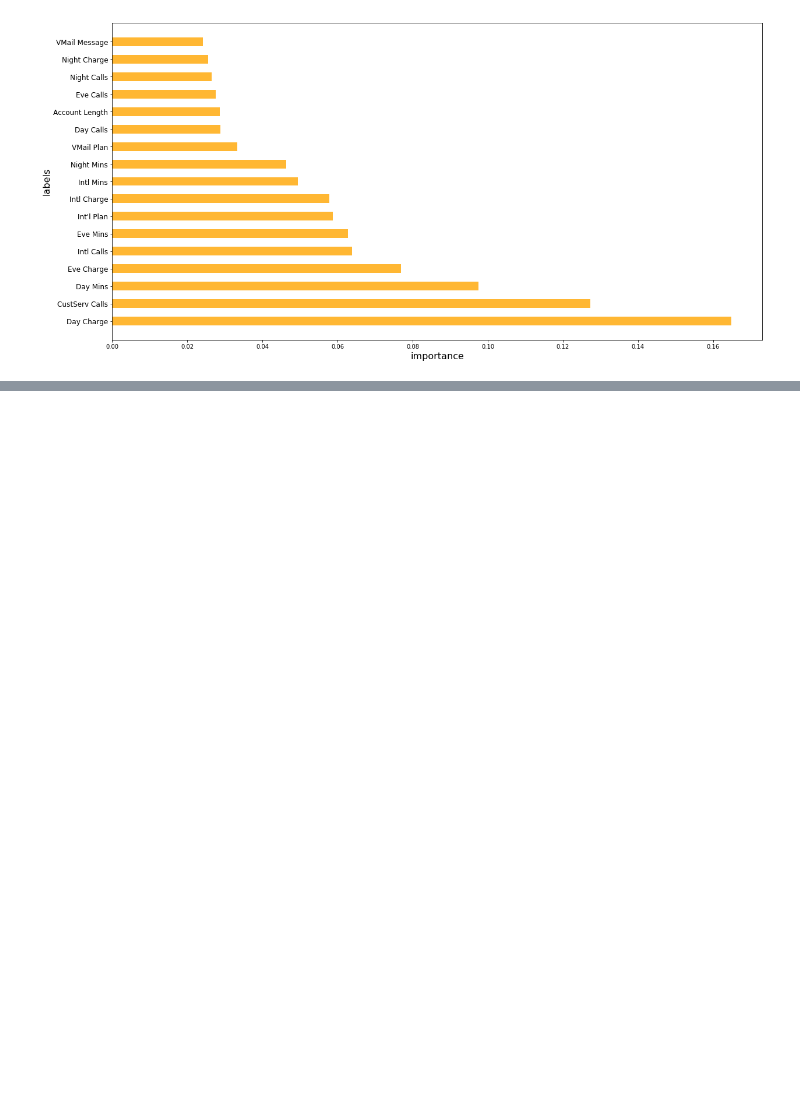
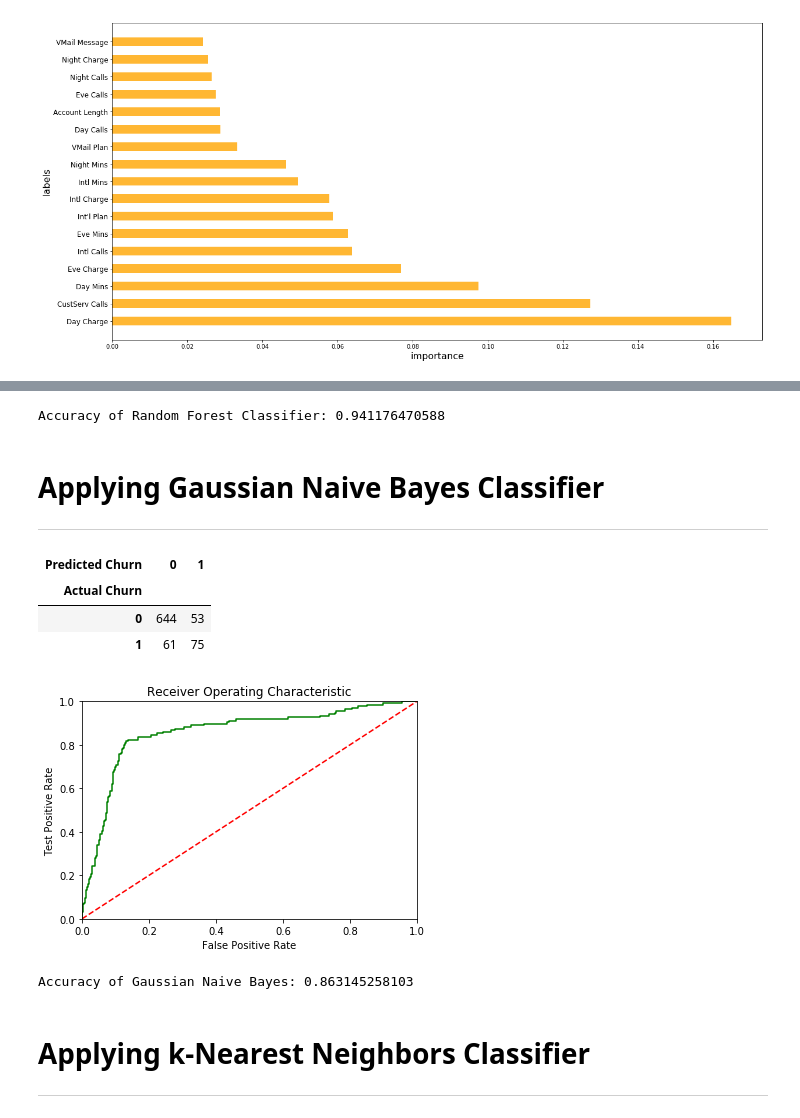
Before and after one commit to Customer-Churn-Prediction/Project-Machine-Learning, a Jupyter notebook: project_final.ipynb, the cells around one changed output, grey strips where cells are left out. Cells and saved outputs as stored; diff of their text form; code cells hidden in the pictures; blank space fills up the shorter version.

```diff
--- a/project_final.ipynb
+++ b/project_final.ipynb
@@ -75,8 +87,3 @@ Index(['Account Length', 'VMail Message', 'Day Mins', 'Eve Mins', 'Night Mins',
        'Day Charge', 'Eve Calls', 'Eve Charge', 'Night Calls', 'Night Charge',
        'Intl Calls', 'Intl Charge'],
       dtype='object')
-# %%
-#creating a random forrest classifier,by convention clf means 'classifier'
-clf = RandomForestClassifier(n_jobs=2,random_state=0)
-# train the classifier to take the training features and learning how they are related to the features
-clf.fit(train_x,train_y)
@@ -238,6 +170,0 @@ Accuracy of Gaussian Naive Bayes: 0.941176470588
-# %%
-#predictions and probability for KNN classifier
-from sklearn.neighbors import KNeighborsClassifier
-from sklearn.model_selection import cross_val_score
-knn = KNeighborsClassifier(n_neighbors=5, metric='euclidean', n_jobs=-1)
-knn.fit(train_x, train_y)
@@ -296,0 +186,10 @@ Accuracy of KNN classifier: 0.866746698679
+# %%
+#calculating accuracy of RandomForestClassifier
+from sklearn.metrics import accuracy_score
+acc_rfc = accuracy_score(test_y, pred_rfc)
+print('Accuracy of Random Forest Classifier:', acc_rfc)
+# %% [output]
+Accuracy of Random Forest Classifier: 0.941176470588
+# %% [markdown]
+# Applying Gaussian Naive Bayes Classifier
+___
@@ -296,0 +202,39 @@ Accuracy of KNN classifier: 0.866746698679
+# %%
+# fitting the classifier with training data and predicting on the test data
+pred_gnb = gnb.fit(train_x, train_y).predict(test_x)
+# %%
+# to check how much confident is the classifier of the test data
+proba_gnb = gnb.predict_proba(test_x)
+# %%
+# creating the confusion matrix for GaussianNB and displaying it as a dataframe
+confusion_gnb = pd.crosstab(test_y, pred_gnb, rownames=['Actual Churn'], colnames=['Predicted Churn'])
+confusion_gnb
+# %% [output]
+| Predicted Churn | 0 | 1 |
+| Actual Churn |  |  |
+| 0 | 644 | 53 |
+| 1 | 61 | 75 |
+# %%
+# plotting the ROC curve(Reciever Operating Characterestic) for GaussianNB between fpr and tpr
+# fpr:false positive rate
+# tpr:true positive rate
+fpr, tpr, threshold = roc_curve(test_y, proba_gnb[:,1])
+plt.title('Receiver Operating Characteristic')
+plt.plot(fpr, tpr, 'g')
+plt.plot([0,1],[0,1],'r--')
+plt.xlim([0,1])
+plt.ylim([0,1])
+plt.xlabel('False Positive Rate')
+plt.ylabel('Test Positive Rate')
+plt.show()
+# %% [output]
+[figure, added]
+# %%
+# calculating accuracy of GaussianNB
+acc_gnb = accuracy_score(test_y, pred_gnb)
+print('Accuracy of Gaussian Naive Bayes:', acc_gnb)
+# %% [output]
+Accuracy of Gaussian Naive Bayes: 0.863145258103
+# %% [markdown]
+# Applying k-Nearest Neighbors Classifier
+___
```
Also changed, not shown: parts of 45 cells of this notebook.
